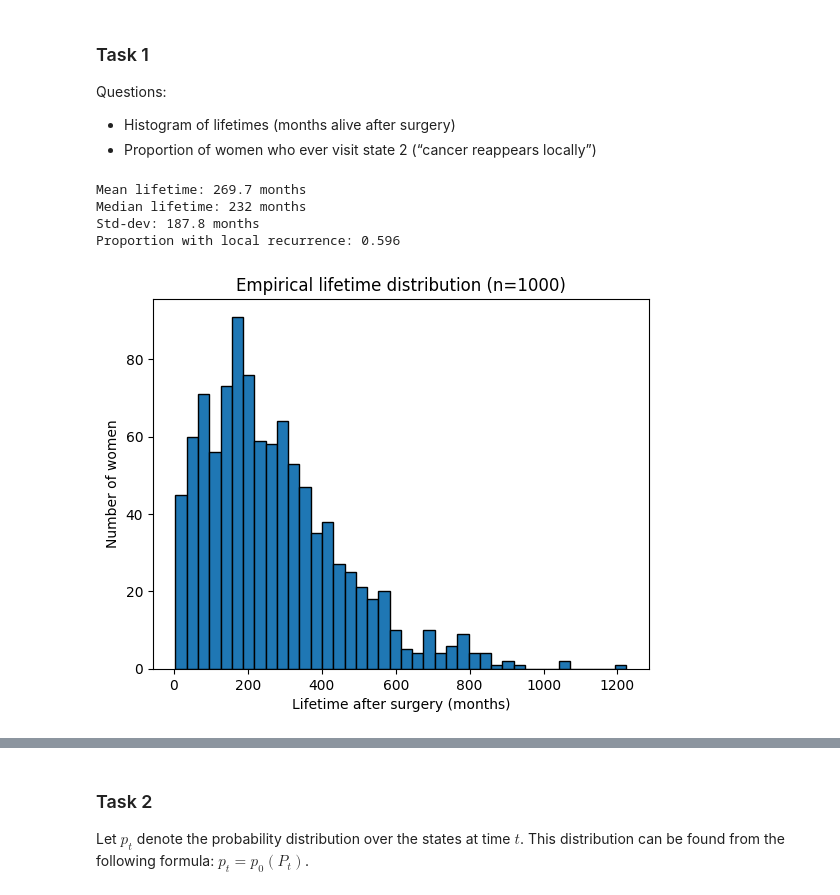
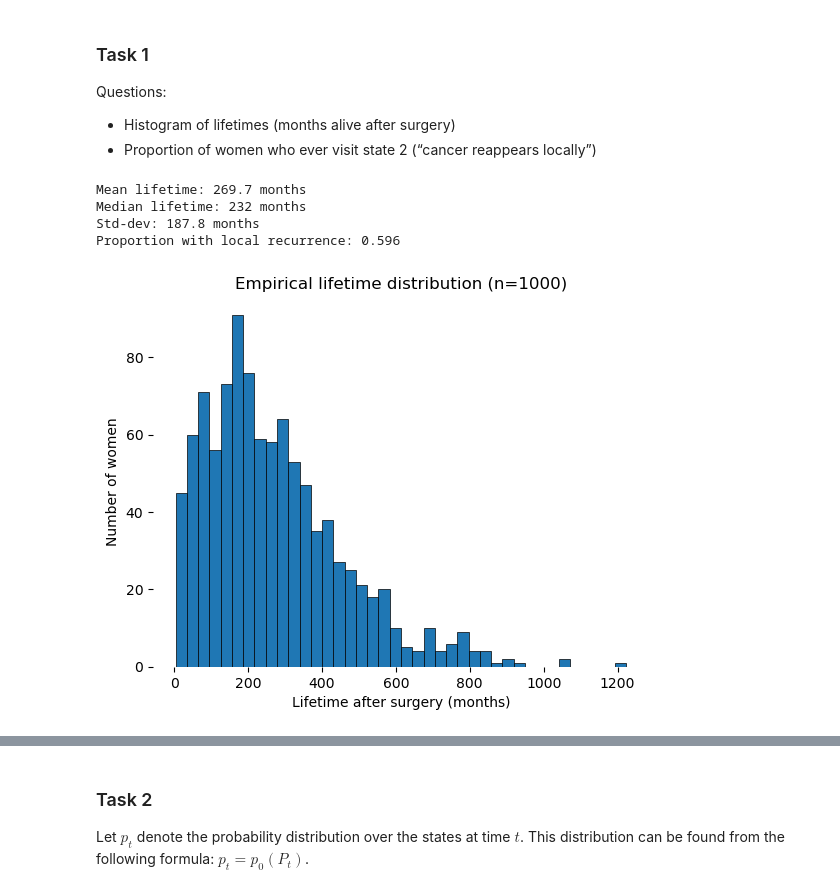
Before and after one commit to bjarturingvason/Stochastic, a Jupyter notebook: Project 1/project1_part1.ipynb, the cells around one changed output, grey strips where cells are left out. Drawn from its saved outputs; the diff is of its cells as text; code cells hidden in the pictures.

```diff
--- a/Project 1/project1_part1.ipynb
+++ b/Project 1/project1_part1.ipynb
@@ -54,32 +54,34 @@ for _ in range(N_women):
     while state != 4:
         state = rng.choice(5, p=P[state]) # state for 0-indexing. P[state] is the correspnding row with probs. of transitioning from the current state.
         months += 1
         if state == 1: # state 2
             seen_state_2 = True
 
 
     lifetimes.append(months)
     state_2.append(seen_state_2)
 
 
 lifetimes = np.array(lifetimes)
 local_recurrences = np.array(state_2)
 
 
 ######## Analysis Task 1 ############
 print(f"Mean lifetime: {lifetimes.mean():.1f} months")
 print(f"Median lifetime: {np.median(lifetimes):.0f} months")
 print(f"Std-dev: {lifetimes.std(ddof=1):.1f} months")
 print(f"Proportion with local recurrence: {local_recurrences.mean():.3f}")
 
-plt.hist(lifetimes, bins=40, edgecolor='black')
+plt.hist(lifetimes, bins=40, edgecolor='black', linewidth = 0.5)
 plt.xlabel("Lifetime after surgery (months)")
 plt.ylabel("Number of women")
 plt.title("Empirical lifetime distribution (n=1000)")
+plt.box(False)
+plt.savefig('Figures/1-lifetimes.png', dpi = 300)
 plt.show()
 # %% [output]
 Mean lifetime: 269.7 months
 Median lifetime: 232 months
 Std-dev: 187.8 months
 Proportion with local recurrence: 0.596
-[figure, old version]
+[figure, new version]
```
Also changed, not shown: parts of 7 cells of this notebook, 2 other files.
